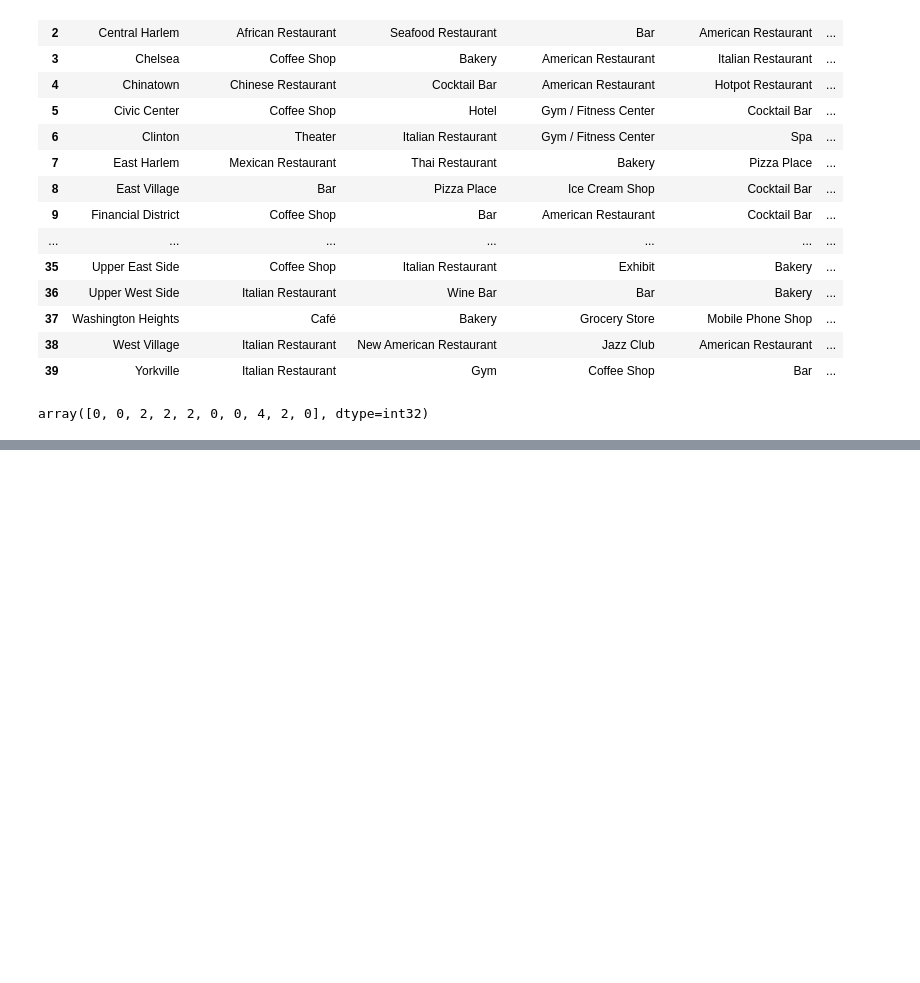
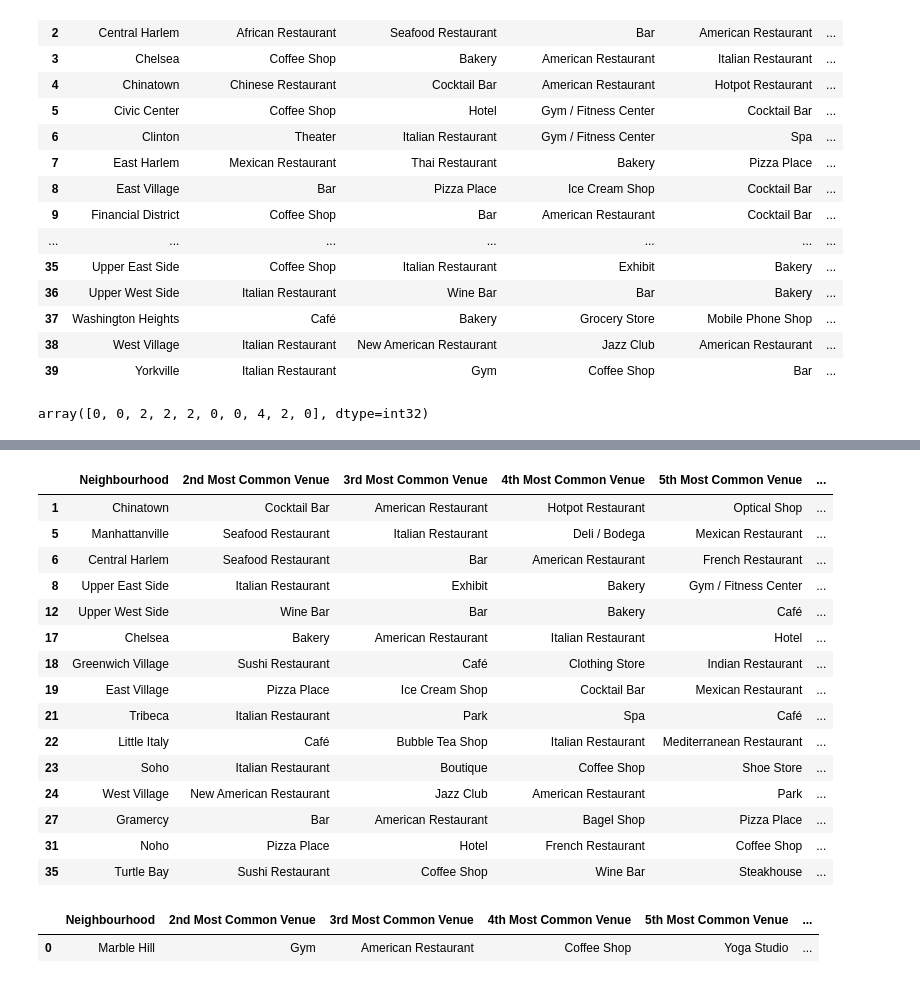
Before and after one commit to hefangzhang/Coursera_Capstone, a Jupyter notebook: Capstone-week3.ipynb, the cells around one changed output, grey strips where cells are left out. Drawn from its saved outputs; the diff is of its cells as text; code cells hidden in the pictures; blank space fills up the shorter version.

Commit message:
Published from Watson Studio.

```diff
--- a/Capstone-week3.ipynb
+++ b/Capstone-week3.ipynb
@@ -869,0 +919,24 @@ map_clusters
+# %%
+manhattan_merged.loc[manhattan_merged['Cluster Labels'] == 2, manhattan_merged.columns[[1] + list(range(5, manhattan_merged.shape[1]))]]
+# %% [output]
+|  | Neighbourhood | 2nd Most Common Venue | 3rd Most Common Venue | 4th Most Common Venue | 5th Most Common Venue | ... |
+| 1 | Chinatown | Cocktail Bar | American Restaurant | Hotpot Restaurant | Optical Shop | ... |
+| 5 | Manhattanville | Seafood Restaurant | Italian Restaurant | Deli / Bodega | Mexican Restaurant | ... |
+| 6 | Central Harlem | Seafood Restaurant | Bar | American Restaurant | French Restaurant | ... |
+| 8 | Upper East Side | Italian Restaurant | Exhibit | Bakery | Gym / Fitness Center | ... |
+| 12 | Upper West Side | Wine Bar | Bar | Bakery | Café | ... |
+| 17 | Chelsea | Bakery | American Restaurant | Italian Restaurant | Hotel | ... |
+| 18 | Greenwich Village | Sushi Restaurant | Café | Clothing Store | Indian Restaurant | ... |
+| 19 | East Village | Pizza Place | Ice Cream Shop | Cocktail Bar | Mexican Restaurant | ... |
+| 21 | Tribeca | Italian Restaurant | Park | Spa | Café | ... |
+| 22 | Little Italy | Café | Bubble Tea Shop | Italian Restaurant | Mediterranean Restaurant | ... |
+| 23 | Soho | Italian Restaurant | Boutique | Coffee Shop | Shoe Store | ... |
+| 24 | West Village | New American Restaurant | Jazz Club | American Restaurant | Park | ... |
+| 27 | Gramercy | Bar | American Restaurant | Bagel Shop | Pizza Place | ... |
+| 31 | Noho | Pizza Place | Hotel | French Restaurant | Coffee Shop | ... |
+| 35 | Turtle Bay | Sushi Restaurant | Coffee Shop | Wine Bar | Steakhouse | ... |
+# %%
+manhattan_merged.loc[manhattan_merged['Cluster Labels'] == 3, manhattan_merged.columns[[1] + list(range(5, manhattan_merged.shape[1]))]]
+# %% [output]
+|  | Neighbourhood | 2nd Most Common Venue | 3rd Most Common Venue | 4th Most Common Venue | 5th Most Common Venue | ... |
+| 0 | Marble Hill | Gym | American Restaurant | Coffee Shop | Yoga Studio | ... |
```
Also changed, not shown: parts of 7 cells of this notebook.
